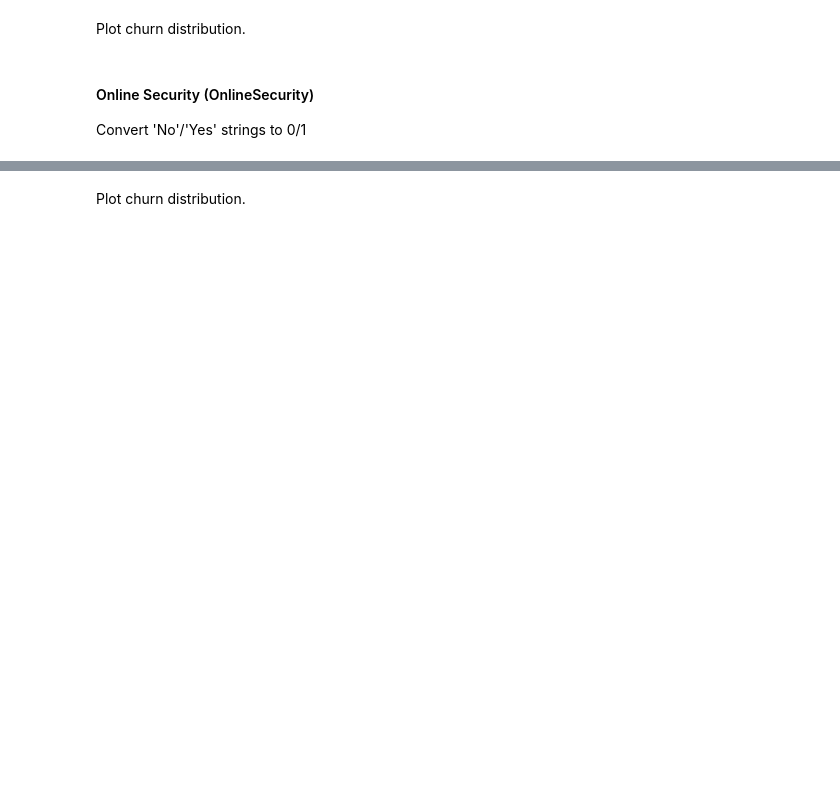
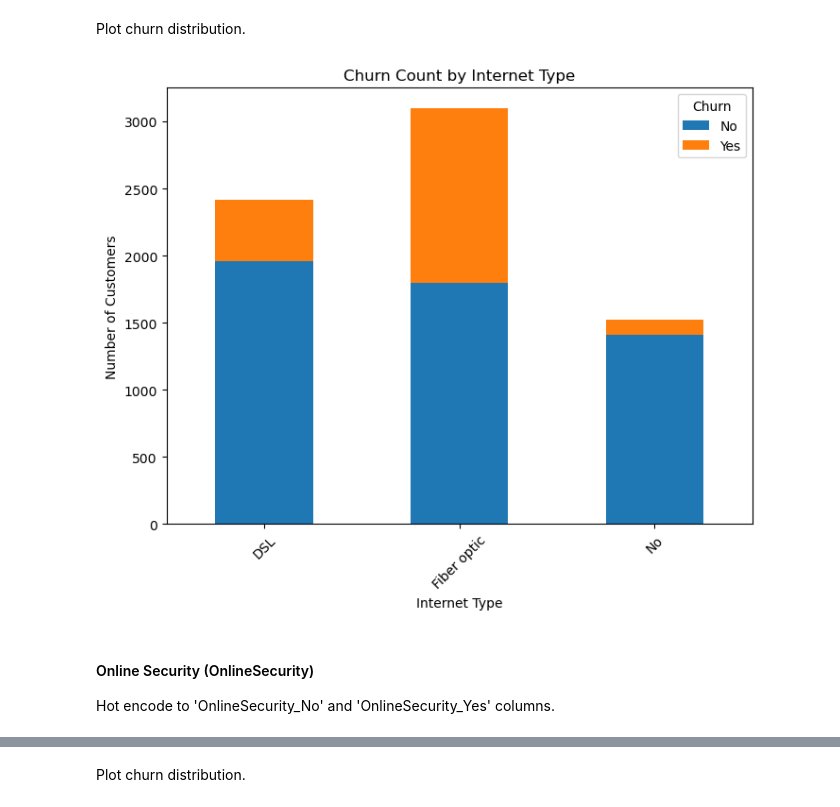
Before and after one commit to kushnertodd/telco-customer-churn, a Jupyter notebook: telco-customer-churn.ipynb, the cells around one changed output, grey strips where cells are left out. Drawn from its saved outputs; the diff is of its cells as text; code cells hidden in the pictures; blank space fills up the shorter version.

```diff
--- a/telco-customer-churn.ipynb
+++ b/telco-customer-churn.ipynb
@@ -619,11 +677,13 @@ Hot encode to 'InternetService_DSL', 'InternetService_Fiber optic', and 'Interne
 # %% [markdown]
 Plot churn distribution.
 # %%
-offer_churn = pd.crosstab(df.loc[df['InternetService'] != "None", 'InternetService'], df['Churn'])
-offer_churn.plot(kind='bar', stacked=True, figsize=(8,6))
+InternetService_churn = pd.crosstab(df_original.loc[df_original['InternetService'] != "None", 'InternetService'], df['Churn'])
+InternetService_churn.plot(kind='bar', stacked=True, figsize=(8,6))
 plt.title("Churn Count by Internet Type")
 plt.xlabel("Internet Type")
 plt.ylabel("Number of Customers")
 plt.legend(title="Churn", labels=["No", "Yes"])
 plt.xticks(rotation=45)
 plt.show()
+# %% [output]
+[figure, added]
@@ -634,3 +690,3 @@ print(df.loc[0:5, ['InternetService_DSL', 'InternetService_Fiber optic', 'Intern
 # %% [markdown]
 #### Online Security (OnlineSecurity)
-Convert 'No'/'Yes' strings to 0/1
+Hot encode to 'OnlineSecurity_No' and 'OnlineSecurity_Yes' columns.
```
Also changed, not shown: parts of 57 cells of this notebook.
